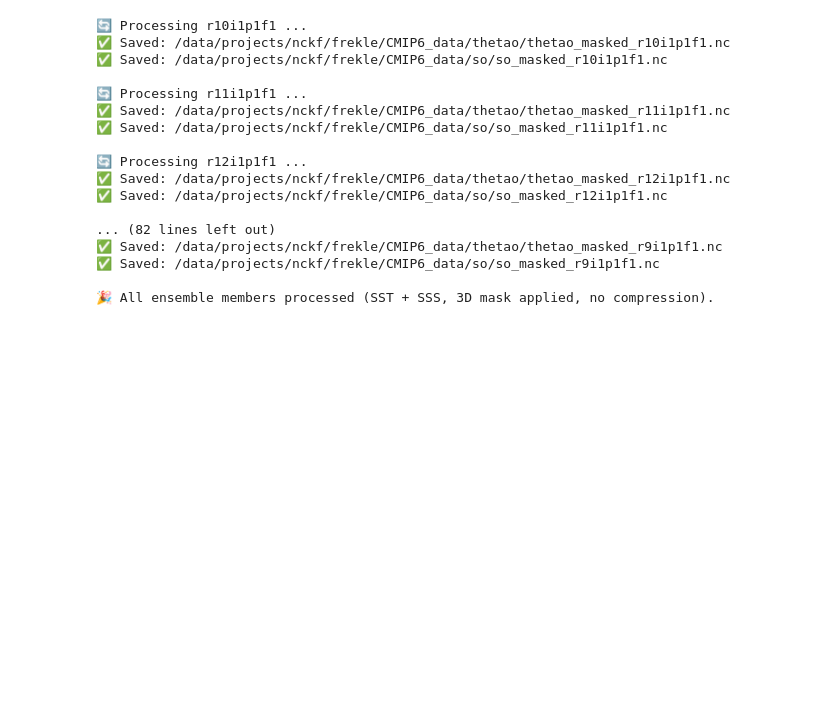
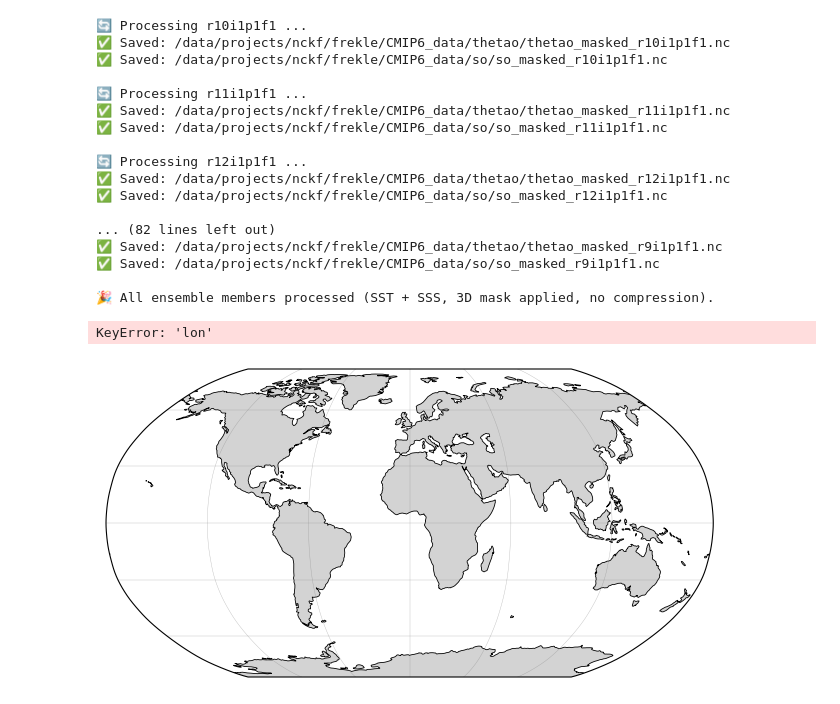
Before and after one commit to frejahk9/Master-thesis-2026, a Jupyter notebook: Masks.ipynb, the cells around one changed output. Cells and saved outputs as stored; diff of their text form; code cells hidden in the pictures; blank space fills up the shorter version.

```diff
--- a/Masks.ipynb
+++ b/Masks.ipynb
@@ -423,3 +423,47 @@ print("\n🎉 All ensemble members processed (SST + SSS, 3D mask applied, no com
 ✅ Saved: /data/projects/nckf/frekle/CMIP6_data/so/so_masked_r9i1p1f1.nc
 
 🎉 All ensemble members processed (SST + SSS, 3D mask applied, no compression).
+# %%
+import xarray as xr
+import matplotlib.pyplot as plt
+import cartopy.crs as ccrs
+import cartopy.feature as cfeature
+
+# ==========================================================
+# 1. Load EN4 data
+# ==========================================================
+en4_file = "/data/projects/nckf/frekle/CMIP6_data/so/EN4_SSS_surface_1900_2014_Atl.nc"
+ds = xr.open_dataset(en4_file)
+
+# Select salinity for a given year (surface only)
+year = 2000
+sss = ds["salinity_masked"].sel(time=str(year), method="nearest")
+
+# ==========================================================
+# 2. Plot with Cartopy
+# ==========================================================
+plt.figure(figsize=(9, 4))
+ax = plt.axes(projection=ccrs.Robinson())
+ax.set_global()
+
+# Add coastlines and grid
+ax.coastlines(linewidth=0.6)
+ax.add_feature(cfeature.LAND, facecolor="lightgray")
+ax.gridlines(draw_labels=False, linewidth=0.3, color='gray', alpha=0.5)
+
+# Plot salinity
+im = ax.pcolormesh(
+    sss["lon"], sss["lat"], sss,
+    transform=ccrs.PlateCarree(),
+    cmap="viridis",
+    shading="auto"
+)
+
+# Colorbar and title
+plt.colorbar(im, orientation="horizontal", pad=0.05, label="Salinity (psu)")
+plt.title(f"EN4 Surface Salinity ({year})", fontsize=12)
+plt.tight_layout()
+plt.show()
+# %% [output]
+KeyError: 'lon'
+[figure, added]
```
Also changed, not shown: parts of 12 cells of this notebook, 45 other files.
